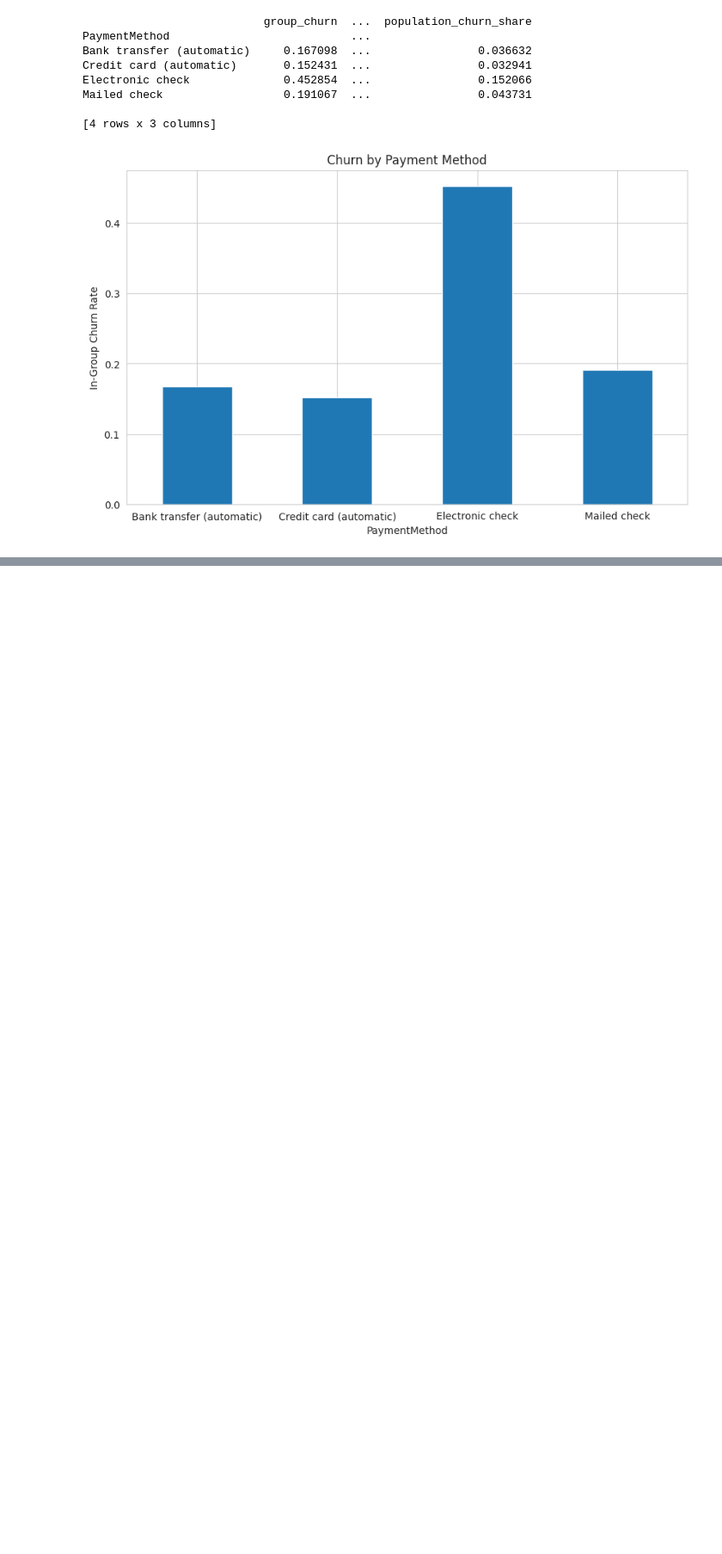
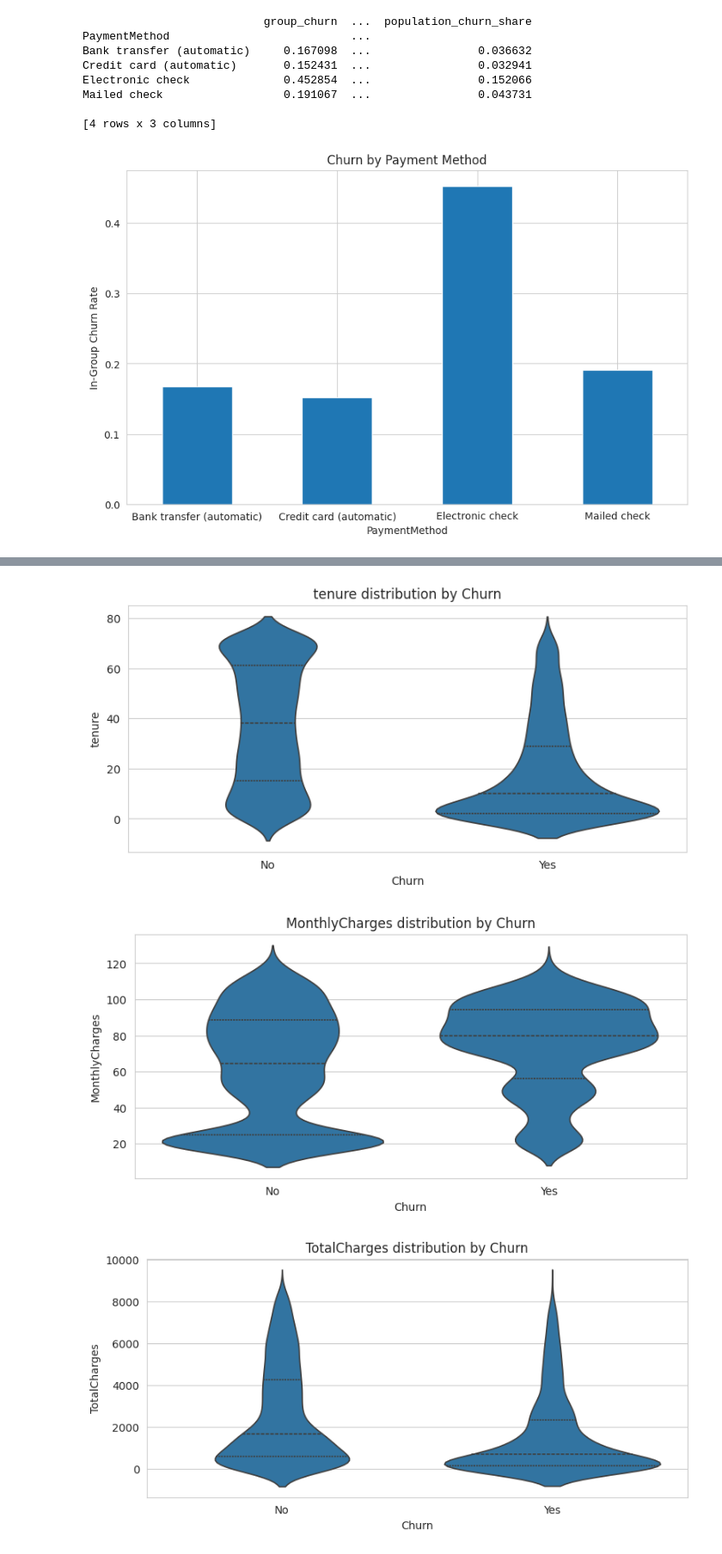
Before and after one commit to taborerickson/Customer-Churn-Prediction, a Jupyter notebook: Notebooks/customer_churn_end_to_end.ipynb, the cells around one changed output, grey strips where cells are left out. Shown at 86% size. Saved outputs shown, nothing was run; the diff lists cells and outputs as text; code cells hidden in the pictures; blank space fills up the shorter version.

```diff
--- a/Notebooks/customer_churn_end_to_end.ipynb
+++ b/Notebooks/customer_churn_end_to_end.ipynb
@@ -500,0 +527,13 @@ Mailed check                  0.191067  ...                0.043731
+# %%
+# Plotting violin plots for numerical columns (tenure, MonthlyCharges, TotalCharges)
+numeric_columns = ['tenure','MonthlyCharges','TotalCharges']
+for col in numeric_columns:
+    plt.figure(figsize=(9,4))
+    sns.violinplot(x='Churn', y=col, data=data, inner='quartile')
+    plt.title(f'{col} distribution by Churn')
+    plt.savefig(visuals_path / f'violinplot_{col}_by_churn.png', dpi=150, bbox_inches='tight')
+    plt.show()
+# %% [output]
+[figure, added]
+[figure, added]
+[figure, added]
```
Also changed, not shown: parts of 11 cells of this notebook, 13 other files.
